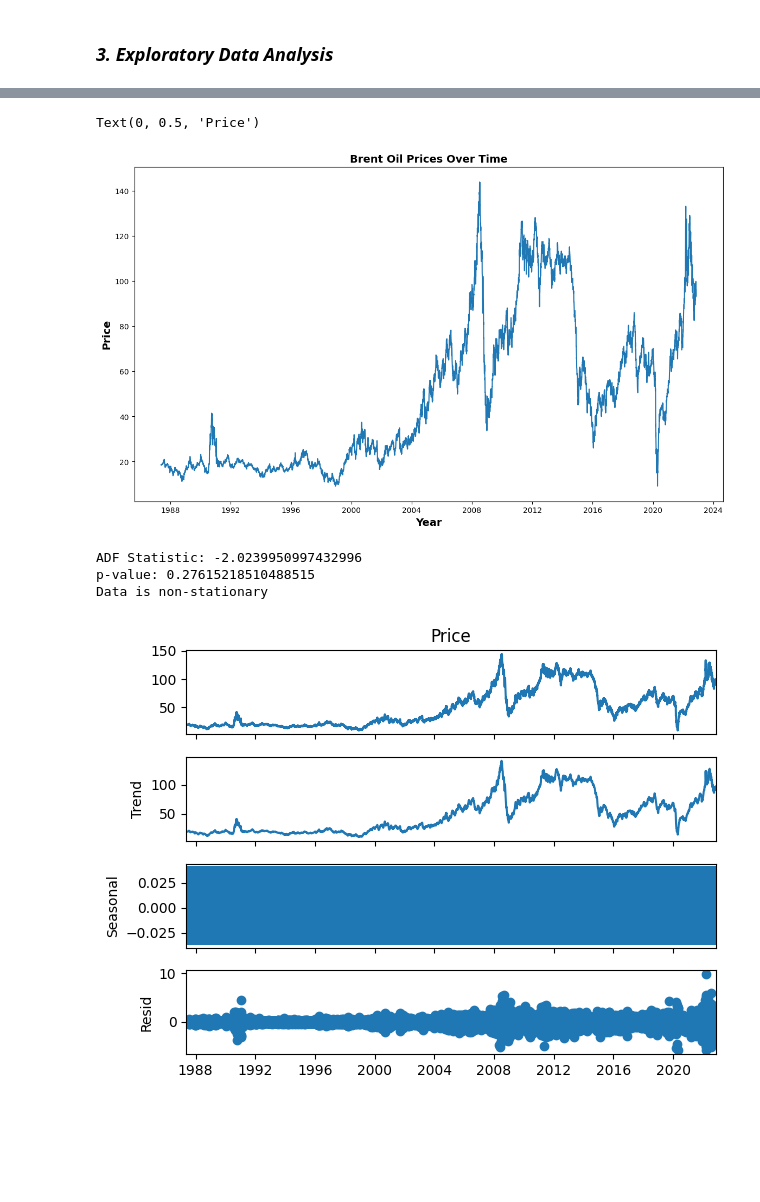
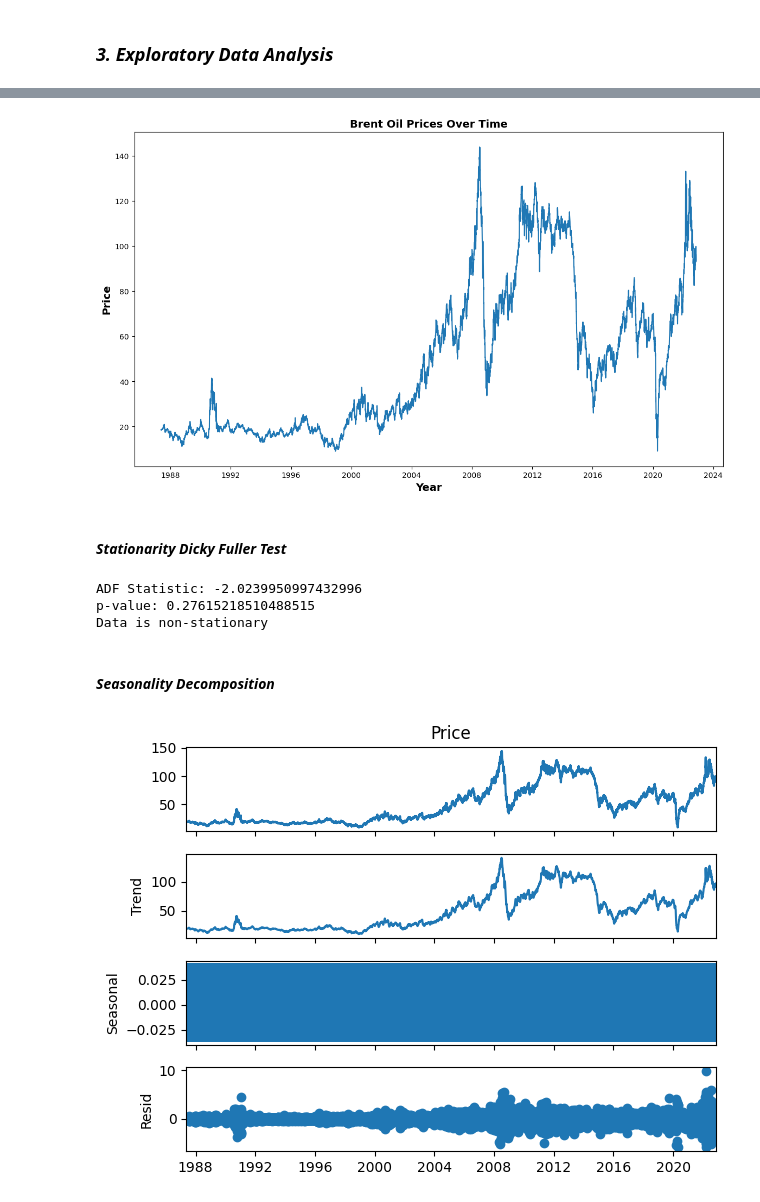
Before and after one commit to wastb/KIAM-Week10, a Jupyter notebook: notebooks/EDA.ipynb, the cells around one changed output, grey strips where cells are left out. Drawn from its saved outputs; the diff is of its cells as text; code cells hidden in the pictures; blank space fills up the shorter version.

```diff
--- a/notebooks/EDA.ipynb
+++ b/notebooks/EDA.ipynb
@@ -102,16 +99,13 @@ df.set_index('Date', inplace=True)
 # %%
 #Since the is needed to be in chronological order let's resample it by business day.
 df = df.asfreq('b', method='ffill')
-# %%
-#Plot the 'Price' against the 'Date'
-fig = plt.subplots(figsize=(14,8))
-plt.plot(df['Price'])
-plt.title('Brent Oil Prices Over Time',fontsize=14, fontweight="bold")
-plt.xlabel('Year',fontsize=14, fontweight="bold")
-plt.ylabel('Price',fontsize=14, fontweight="bold")
-# %% [output]
-Text(0, 0.5, 'Price')
-[figure, removed]
+# %%
+#Plot the 'Price' against the 'Date'
+da.price_overtime()
+# %% [output]
+[figure, added]
+# %% [markdown]
+#### ***Stationarity Dicky Fuller Test***
 # %%
 #Check for Stationarity
 result = adfuller(df['Price'])
@@ -126,6 +120,8 @@ else:
 ADF Statistic: -2.0239950997432996
 p-value: 0.27615218510488515
 Data is non-stationary
+# %% [markdown]
+#### ***Seasonality Decomposition***
 # %%
 #Check for Seasonality
 result = seasonal_decompose(df['Price'], model='additive')
```
Also changed, not shown: parts of 7 cells of this notebook, 1 other file.
